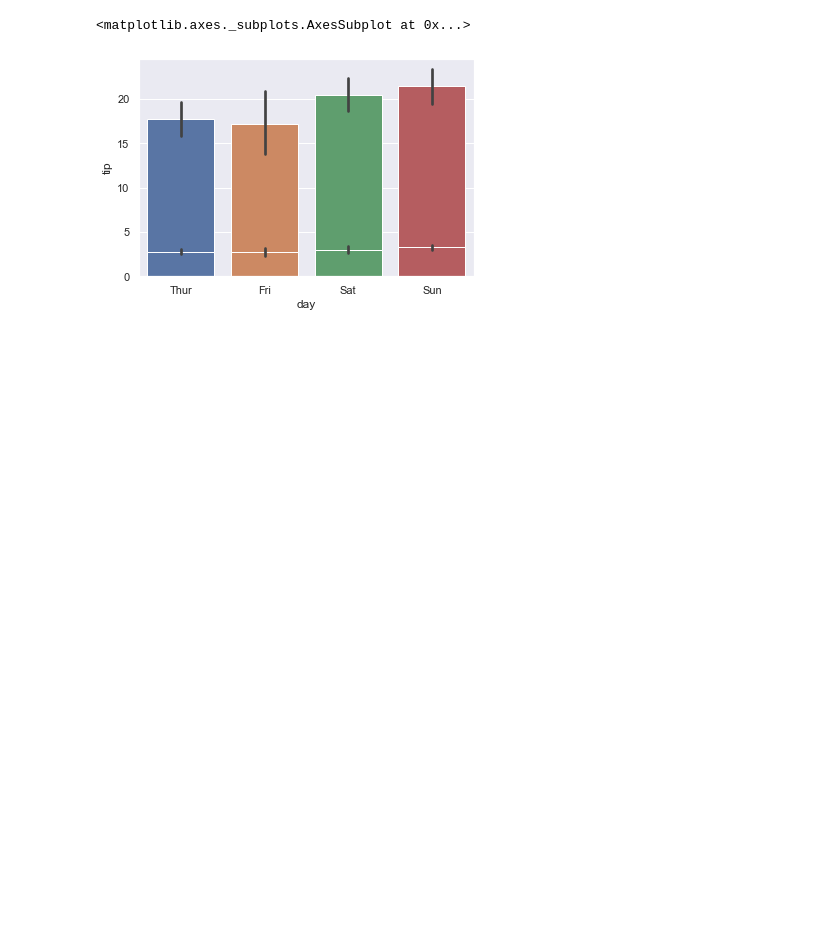
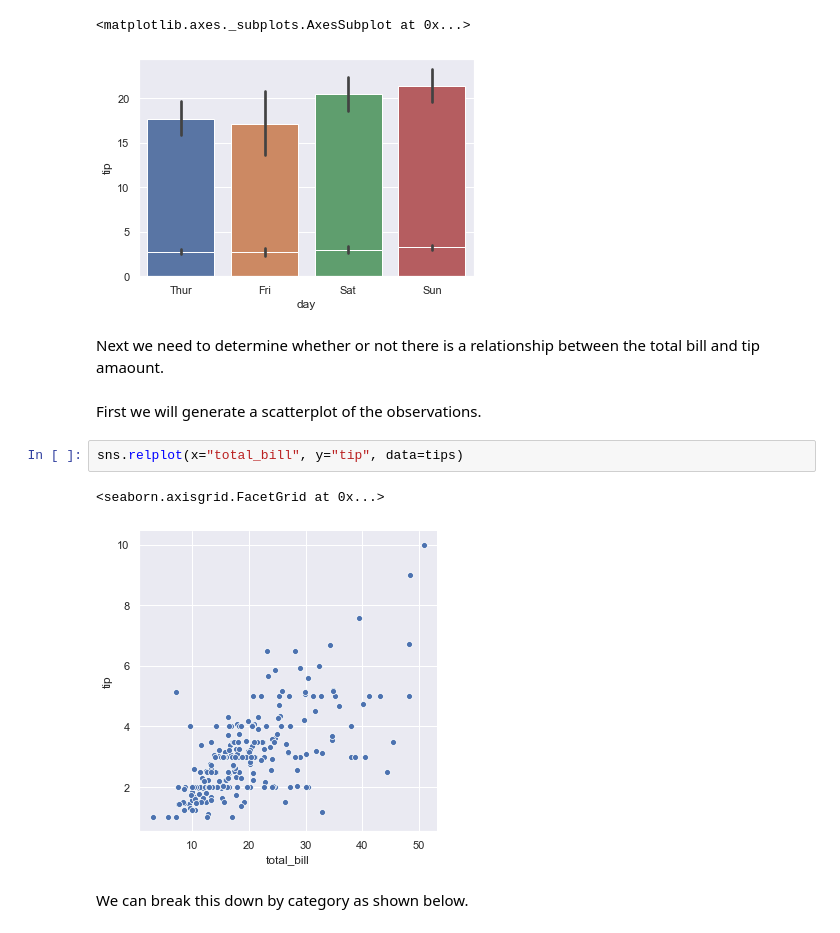
Before and after one commit to Pmcg1/FoDA_Project_2019, a Jupyter notebook: FoDA_Assessment_2019.ipynb, the cells around one changed output. Drawn from its saved outputs; the diff is of its cells as text; blank space fills up the shorter version.

```diff
--- a/FoDA_Assessment_2019.ipynb
+++ b/FoDA_Assessment_2019.ipynb
@@ -111,3 +100,14 @@ sns.barplot(x="day", y="tip", data=tips)
 # %% [output]
 <matplotlib.axes._subplots.AxesSubplot at 0x...>
 [figure]
+# %% [markdown]
+Next we need to determine whether or not there is a relationship between the total bill and tip amaount.
+# %% [markdown]
+First we will generate a scatterplot of the observations.
+# %%
+sns.relplot(x="total_bill", y="tip", data=tips)
+# %% [output]
+<seaborn.axisgrid.FacetGrid at 0x...>
+[figure, added]
+# %% [markdown]
+We can break this down by category as shown below.
```
Also changed, not shown: parts of 12 cells of this notebook.
